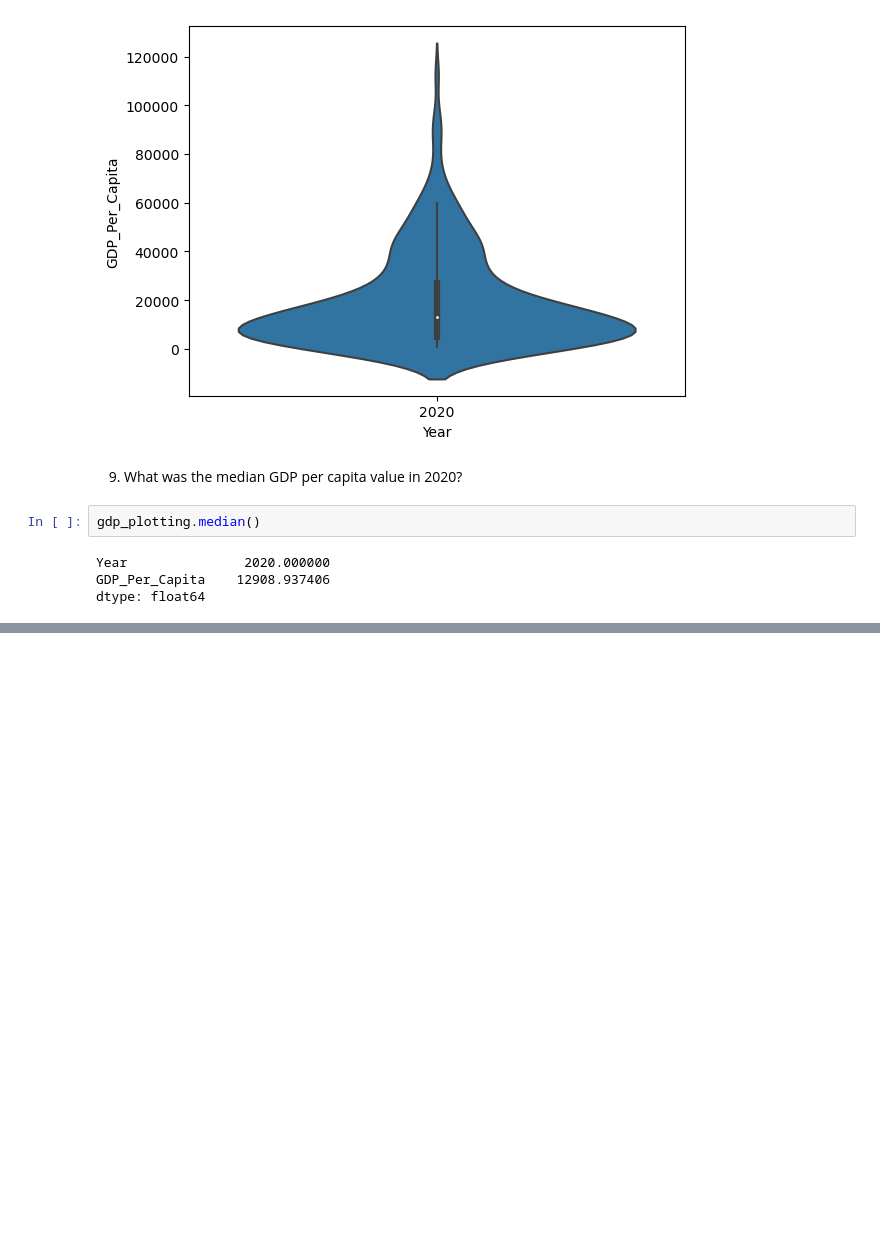
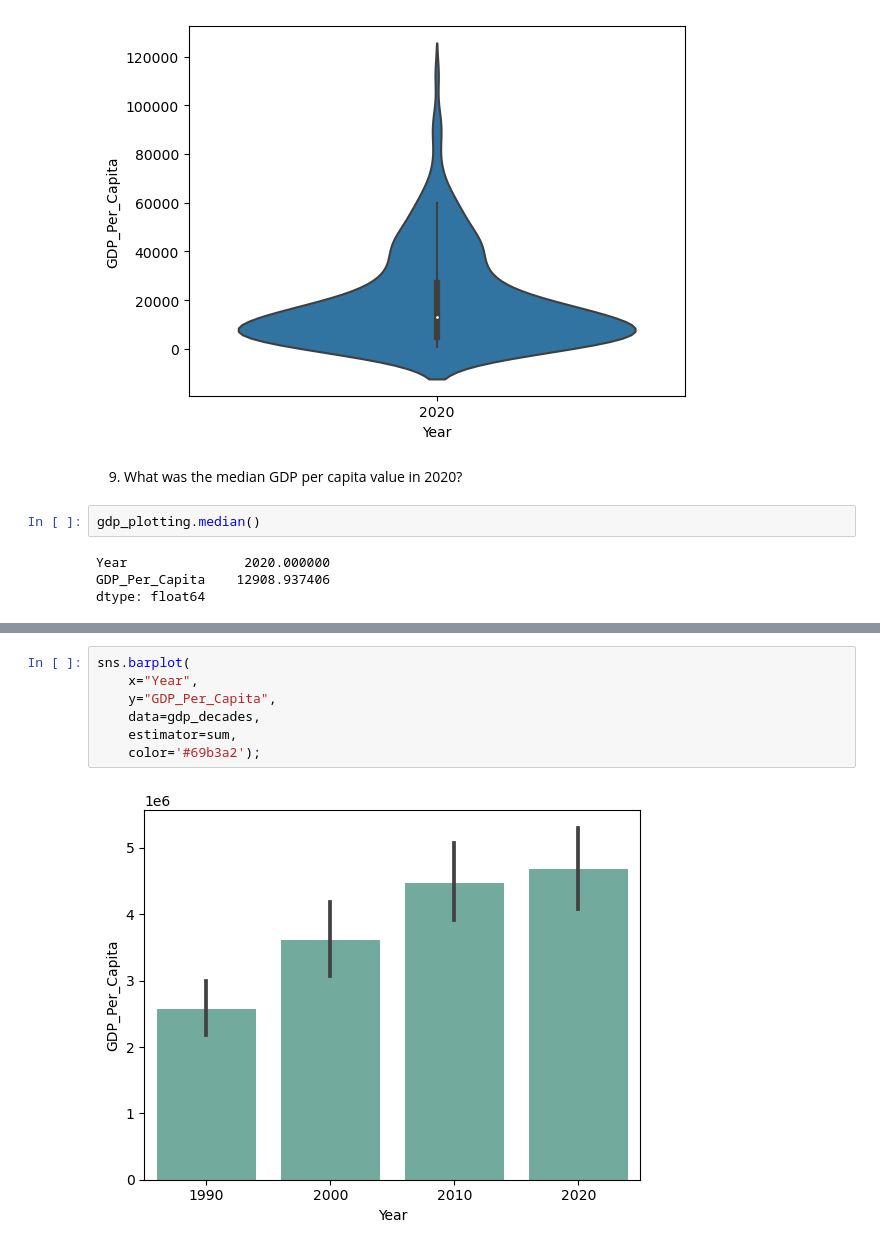
Before and after one commit to CaitlinC91/gdp-and-internet-usage-CaitlinC91, a Jupyter notebook: notebooks/un_gdp_internet_project.ipynb, the cells around one changed output, grey strips where cells are left out. Drawn from its saved outputs; the diff is of its cells as text; blank space fills up the shorter version.

```diff
--- a/notebooks/un_gdp_internet_project.ipynb
+++ b/notebooks/un_gdp_internet_project.ipynb
@@ -103,0 +118,9 @@ dtype: float64
+# %%
+sns.barplot(
+    x="Year",
+    y="GDP_Per_Capita",
+    data=gdp_decades,
+    estimator=sum,
+    color='#69b3a2');
+# %% [output]
+[figure, added]
```
Also changed, not shown: parts of 3 cells of this notebook.
